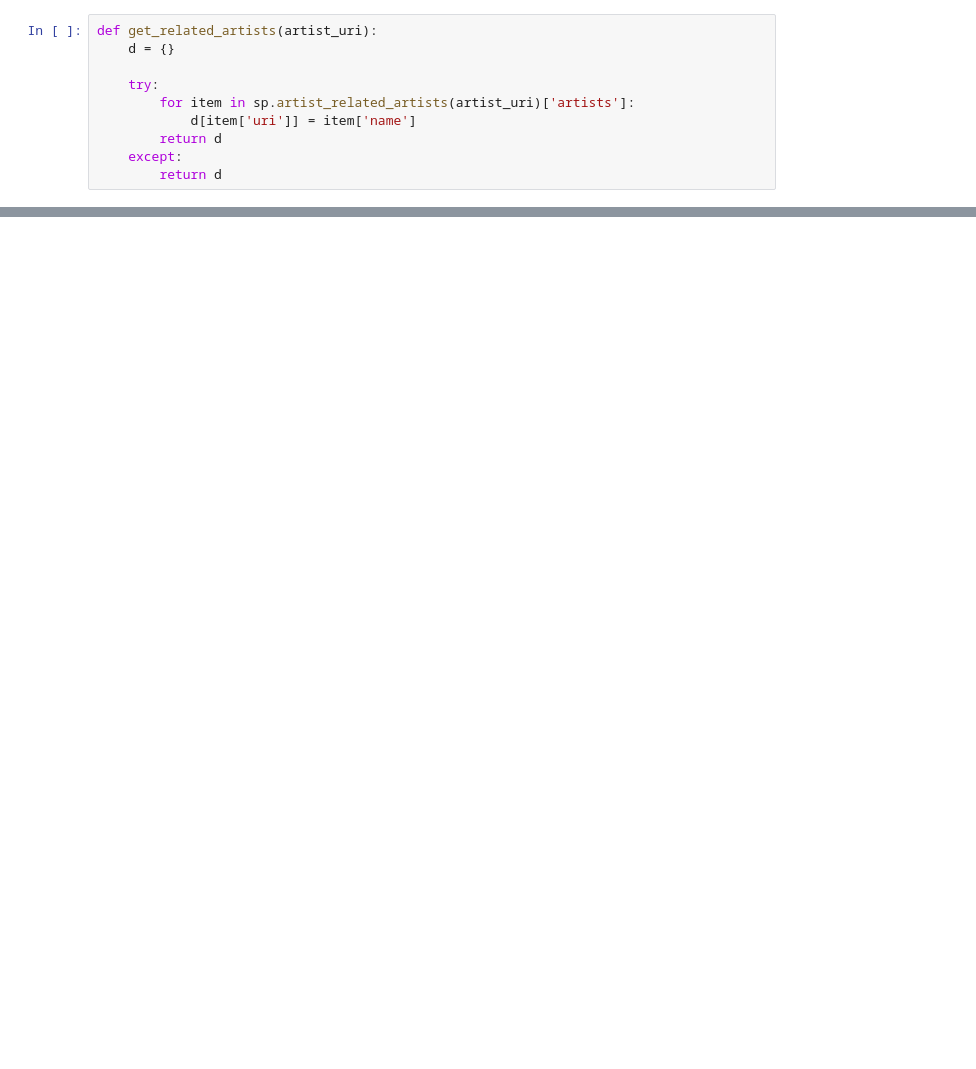
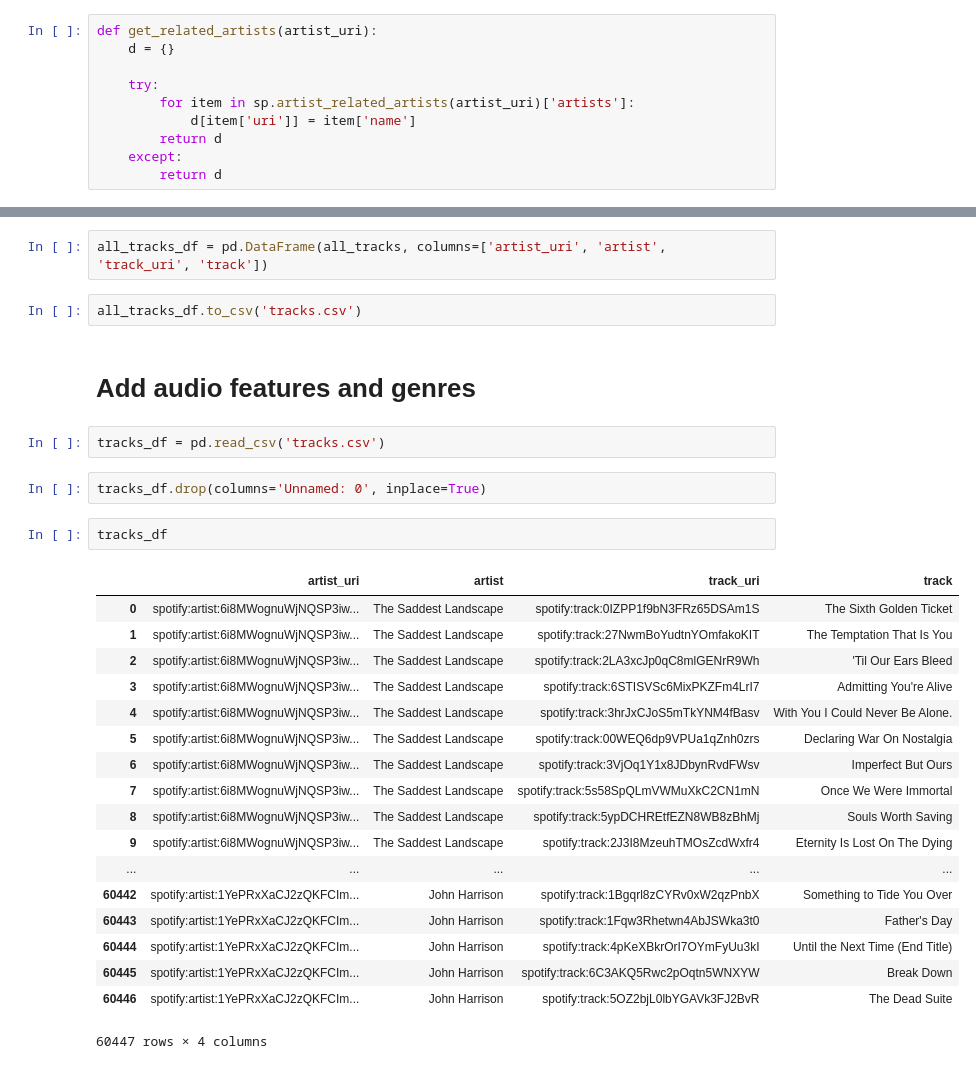
Before and after one commit to nwaters5/spotify-group-playlist-generator, a Jupyter notebook: make_spotify_dataframe.ipynb, the cells around one changed output, grey strips where cells are left out. Cells and saved outputs as stored; diff of their text form; blank space fills up the shorter version.

Commit message:
big dataframe stuff

```diff
--- a/make_spotify_dataframe.ipynb
+++ b/make_spotify_dataframe.ipynb
@@ -131,0 +264,31 @@ len(df1)
+# %%
+all_tracks_df = pd.DataFrame(all_tracks, columns=['artist_uri', 'artist', 'track_uri', 'track'])
+# %%
+all_tracks_df.to_csv('tracks.csv')
+# %% [markdown]
+# Add audio features and genres
+# %%
+tracks_df = pd.read_csv('tracks.csv')
+# %%
+tracks_df.drop(columns='Unnamed: 0', inplace=True)
+# %%
+tracks_df
+# %% [output]
+|  | artist_uri | artist | track_uri | track |
+| 0 | spotify:artist:6i8MWognuWjNQSP3iw... | The Saddest Landscape | spotify:track:0IZPP1f9bN3FRz65DSAm1S | The Sixth Golden Ticket |
+| 1 | spotify:artist:6i8MWognuWjNQSP3iw... | The Saddest Landscape | spotify:track:27NwmBoYudtnYOmfakoKIT | The Temptation That Is You |
+| 2 | spotify:artist:6i8MWognuWjNQSP3iw... | The Saddest Landscape | spotify:track:2LA3xcJp0qC8mlGENrR9Wh | 'Til Our Ears Bleed |
+| 3 | spotify:artist:6i8MWognuWjNQSP3iw... | The Saddest Landscape | spotify:track:6STISVSc6MixPKZFm4LrI7 | Admitting You're Alive |
+| 4 | spotify:artist:6i8MWognuWjNQSP3iw... | The Saddest Landscape | spotify:track:3hrJxCJoS5mTkYNM4fBasv | With You I Could Never Be Alone. |
+| 5 | spotify:artist:6i8MWognuWjNQSP3iw... | The Saddest Landscape | spotify:track:00WEQ6dp9VPUa1qZnh0zrs | Declaring War On Nostalgia |
+| 6 | spotify:artist:6i8MWognuWjNQSP3iw... | The Saddest Landscape | spotify:track:3VjOq1Y1x8JDbynRvdFWsv | Imperfect But Ours |
+| 7 | spotify:artist:6i8MWognuWjNQSP3iw... | The Saddest Landscape | spotify:track:5s58SpQLmVWMuXkC2CN1mN | Once We Were Immortal |
+| 8 | spotify:artist:6i8MWognuWjNQSP3iw... | The Saddest Landscape | spotify:track:5ypDCHREtfEZN8WB8zBhMj | Souls Worth Saving |
+| 9 | spotify:artist:6i8MWognuWjNQSP3iw... | The Saddest Landscape | spotify:track:2J3I8MzeuhTMOsZcdWxfr4 | Eternity Is Lost On The Dying |
+| ... | ... | ... | ... | ... |
+| 60442 | spotify:artist:1YePRxXaCJ2zQKFCIm... | John Harrison | spotify:track:1Bgqrl8zCYRv0xW2qzPnbX | Something to Tide You Over |
+| 60443 | spotify:artist:1YePRxXaCJ2zQKFCIm... | John Harrison | spotify:track:1Fqw3Rhetwn4AbJSWka3t0 | Father's Day |
+| 60444 | spotify:artist:1YePRxXaCJ2zQKFCIm... | John Harrison | spotify:track:4pKeXBkrOrI7OYmFyUu3kI | Until the Next Time (End Title) |
+| 60445 | spotify:artist:1YePRxXaCJ2zQKFCIm... | John Harrison | spotify:track:6C3AKQ5Rwc2pOqtn5WNXYW | Break Down |
+| 60446 | spotify:artist:1YePRxXaCJ2zQKFCIm... | John Harrison | spotify:track:5OZ2bjL0lbYGAVk3FJ2BvR | The Dead Suite |
+60447 rows × 4 columns
```
Also changed, not shown: parts of 33 cells of this notebook, 2 other files.
